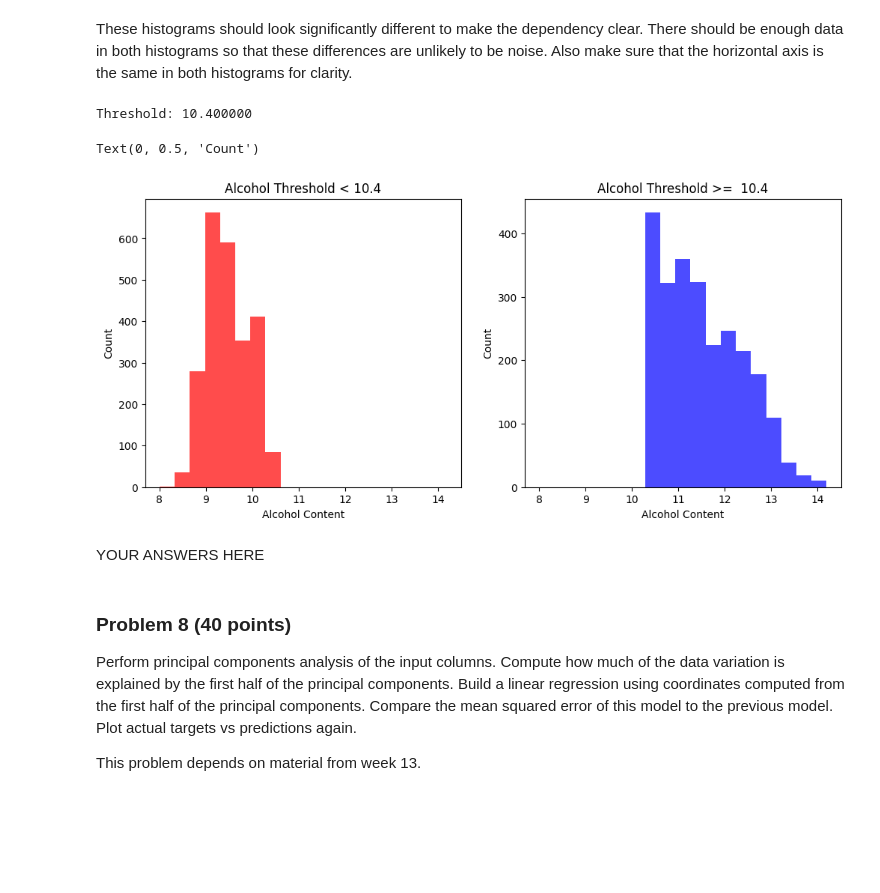
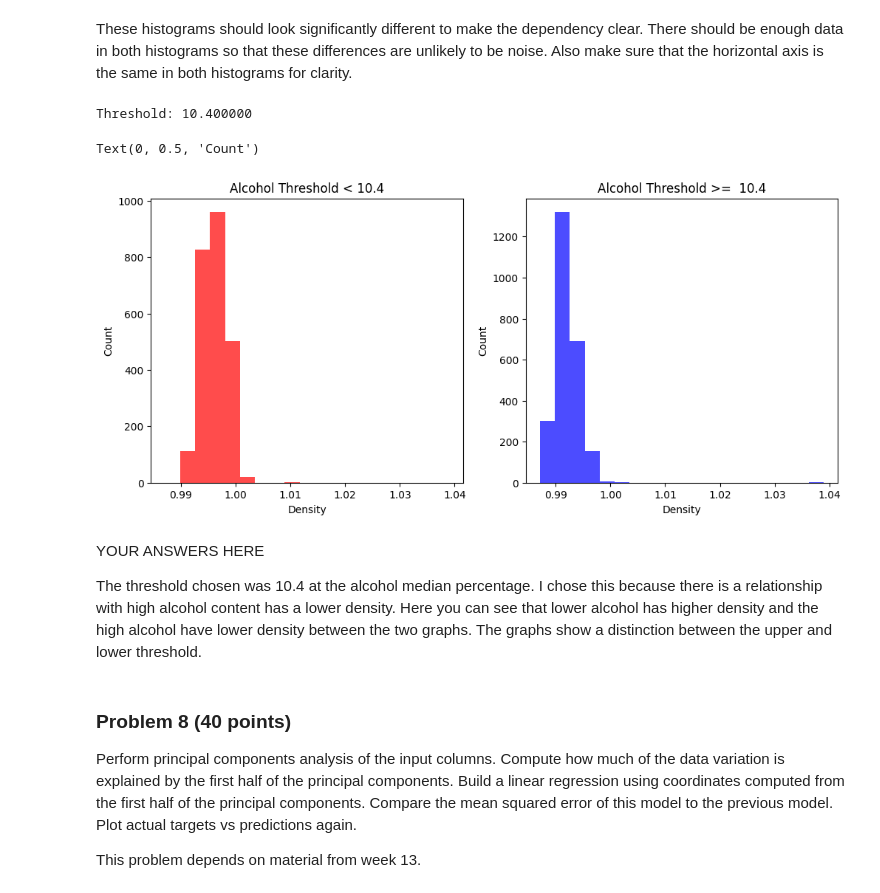
Before and after one commit to echung-3/dx601-final-project, a Jupyter notebook: project.ipynb, the cells around one changed output. Saved outputs shown, nothing was run; the diff lists cells and outputs as text; code cells hidden in the pictures; blank space fills up the shorter version.

```diff
--- a/project.ipynb
+++ b/project.ipynb
@@ -292,39 +292,45 @@ Also make sure that the horizontal axis is the same in both histograms for clari
 # %%
 # YOUR CODE HERE
 
 #picking the threshold for my columns
 t= df ['alcohol'].median()
 print (f"Threshold: {t:3f}")
 
 #splitting using threshold
 below_half = df['alcohol'] < t
 top_half = df['alcohol'] >= t
 
+#creating the data frames when they are separated
+below_data = df[below_half]
+top_data = df [top_half]
+
 # have them side by side
 plt.figure(figsize= (12,5))
 
 # Have the same bins for both
-bins = np.linspace(df['alcohol'].min(), df['alcohol'].max(), 20)
+bins = np.linspace(df['density'].min(), df['density'].max(), 20)
 
 # Suplot #1 for the below threshold
 plt.subplot(1,2,1)
-plt.hist(below_data["alcohol"], bins = bins, color ='red', alpha = 0.7)
+plt.hist(below_data["density"], bins = bins, color ='red', alpha = 0.7)
 plt.title ("Alcohol Threshold < 10.4")
-plt.xlabel ("Alcohol Content")
+plt.xlabel ("Density")
 plt.ylabel ("Count")
 
 #Subplot #2 for the above threshold
 plt.subplot(1,2,2)
-plt.hist(top_data ["alcohol"], bins = bins, color ='blue', alpha = 0.7)
+plt.hist(top_data ["density"], bins = bins, color ='blue', alpha = 0.7)
 plt.title ("Alcohol Threshold >=  10.4")
-plt.xlabel ("Alcohol Content")
+plt.xlabel ("Density")
 plt.ylabel ("Count")
 # %% [output]
 Threshold: 10.400000
 Text(0, 0.5, 'Count')
-[figure, old version]
+[figure, new version]
-# %% [markdown]
-YOUR ANSWERS HERE
+# %% [markdown]
+YOUR ANSWERS HERE
+
+The threshold chosen was 10.4 at the alcohol median percentage. I chose this because there is a relationship with high alcohol content has a lower density. Here you can see that lower alcohol has higher density and the high alcohol have lower density between the two graphs. The graphs show a distinction between the upper and lower threshold.
 # %% [markdown]
 ### Problem 8 (40 points)
 
```
Also changed, not shown: parts of 5 cells of this notebook.
